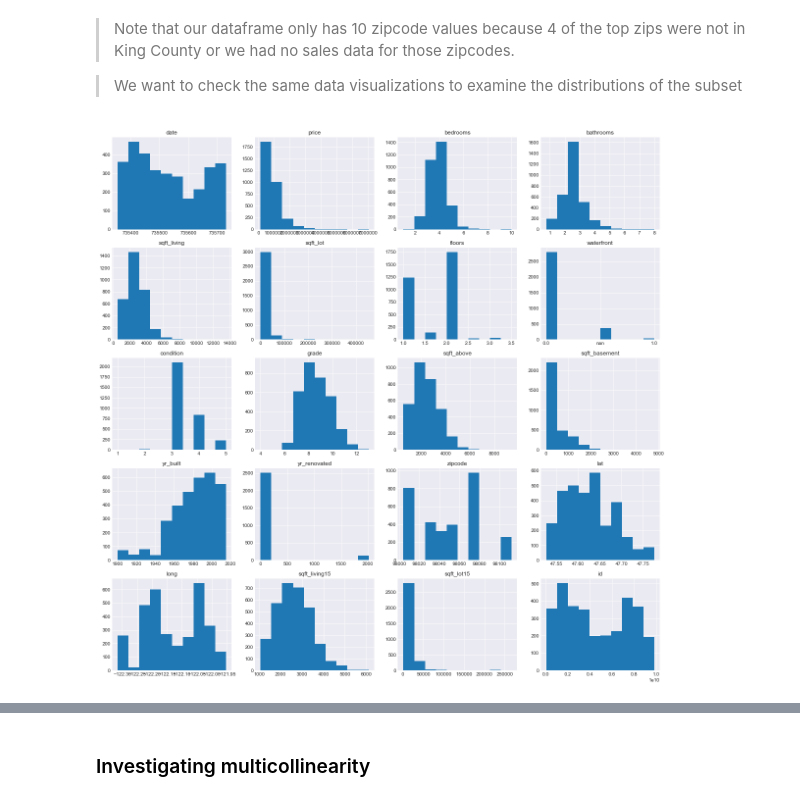
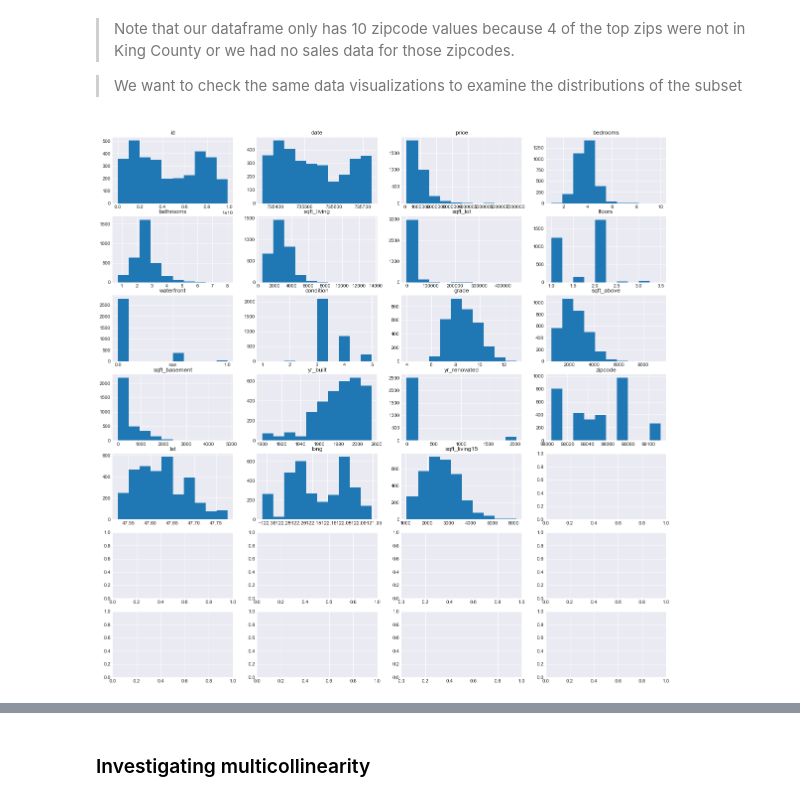
Before and after one commit to melodygr/Housing-Regression-Project, a Jupyter notebook: data-cleaning-EDA-Modeling-new.ipynb, the cells around one changed output, grey strips where cells are left out. Saved outputs shown, nothing was run; the diff lists cells and outputs as text; code cells hidden in the pictures.

Commit message:
update graphs

```diff
--- a/data-cleaning-EDA-Modeling-new.ipynb
+++ b/data-cleaning-EDA-Modeling-new.ipynb
@@ -164,11 +164,12 @@ fig, axes = plt.subplots(nrows=5, ncols=4,figsize=(20,20))
 plt.title('Graphs')
 x = df.price
 for n in range(len(df.columns)):
-    row=(n-1)//4
-    col=n%4-1
+    row=(n)//4
+    col=n%4
     ax=axes[row][col]
     y=df.iloc[:,n]
     ax.hist(y)
     ax.set_title(df.columns.values[n])
+plt.savefig('images/initial_distributions.png')
 plt.show()
 # %% [output]
@@ -182,14 +183,14 @@ box_list = list(df.columns)
 box_list.remove('waterfront')
 
 fig, axes = plt.subplots(nrows=5, ncols=4,figsize=(20,20))
-plt.title('Graphs')
 for n, column in enumerate(box_list):
-    row=(n-1)//4
-    col=n%4-1
+    row=(n)//4
+    col=n%4
     ax=axes[row][col]
     x=df[column]
     y=df.price
     ax.boxplot(x=x)
     ax.set_title(box_list[n])
+plt.savefig('images/boxplots.png')
 plt.show()
 # %% [output]
@@ -200,14 +201,14 @@ plt.show()
 > Next we will create scatter plots to investigate independent variables relationship with price, our dependent variable.
 # %%
 fig, axes = plt.subplots(nrows=5, ncols=4,figsize=(20,20))
-plt.title('Graphs')
 for n, column in enumerate(df.columns):
-    row=(n-1)//4
-    col=n%4-1
+    row=(n)//4
+    col=n%4
     ax=axes[row][col]
     x=df[column]
     y=df.price
     ax.scatter(x, y)
     ax.set_title(df.columns.values[n])
+plt.savefig('images/initial_scatterplots.png')
 plt.show()
 # %% [output]
@@ -270,19 +271,19 @@ Name: zipcode, dtype: int64
 
 > We want to check the same data visualizations to examine the distributions of the subset
 # %%
-fig, axes = plt.subplots(nrows=5, ncols=4,figsize=(20,20))
-plt.title('Graphs')
+fig, axes = plt.subplots(nrows=7, ncols=4,figsize=(20,20))
 x = df_top_zip.price
-for n in range(len(df_top_zip.columns)):
-    row=(n-1)//4
-    col=n%4-1
+for n in range(len(df_top_zip.columns)-1):
+    row=(n)//4
+    col=n%4
     ax=axes[row][col]
     y=df_top_zip.iloc[:,n]
     ax.hist(y)
     ax.set_title(df_top_zip.columns.values[n])
+plt.savefig('images/subset_distributions.png')
 plt.show()
 # %% [output]
-[figure, old version]
+[figure, new version]
 # %%
 box_list = list(df_top_zip.columns)
 box_list.remove('waterfront')
```
Also changed, not shown: parts of 18 cells of this notebook, 9 other files.
